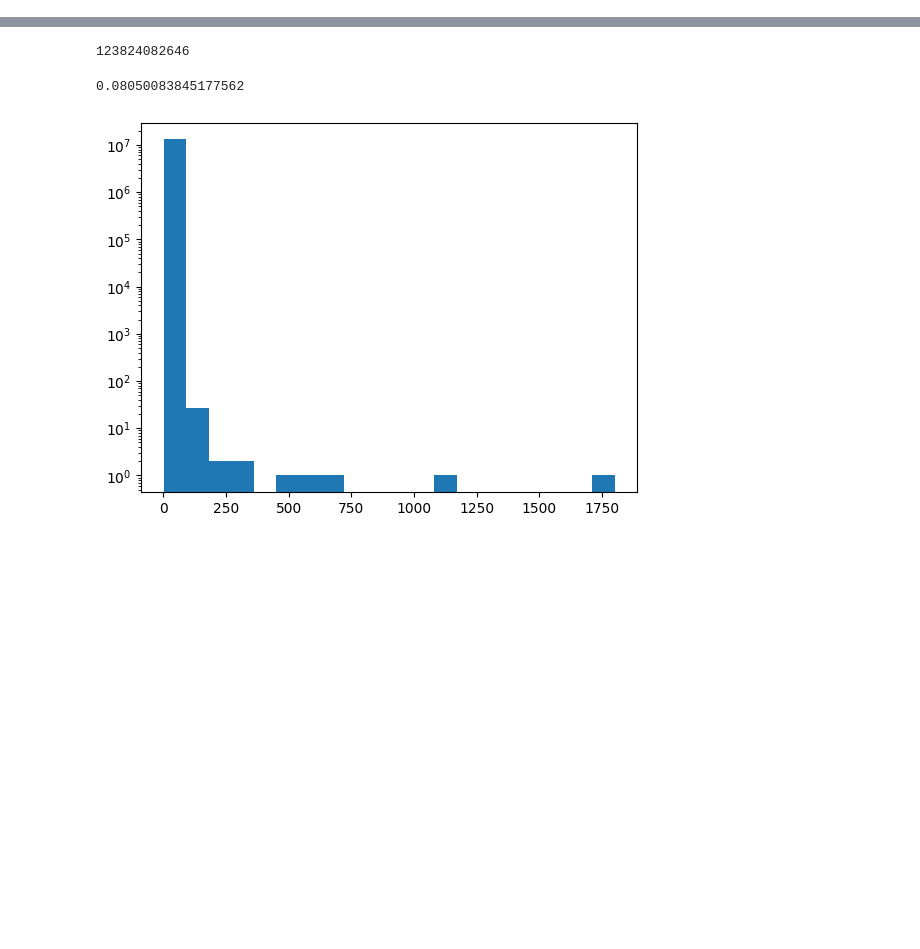
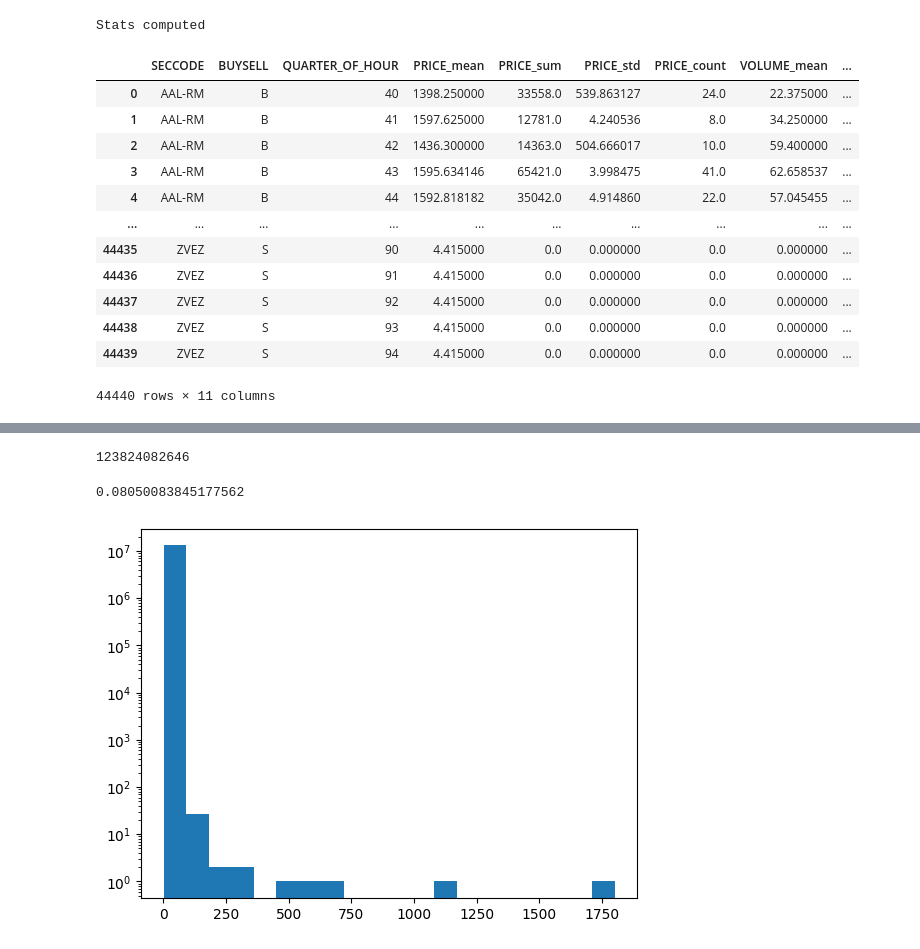
Before and after one commit to algorithm-pirogok/RL_market, a Jupyter notebook: test.ipynb, the cells around one changed output, grey strips where cells are left out. Saved outputs shown, nothing was run; the diff lists cells and outputs as text; code cells hidden in the pictures; blank space fills up the shorter version.

```diff
--- a/test.ipynb
+++ b/test.ipynb
@@ -5,0 +102,4 @@ from tqdm import tqdm
+# %%
+df = get_stats('stock_20210303')
+# %% [output]
+Stats computed
@@ -5,0 +108,16 @@ from tqdm import tqdm
+# %%
+df
+# %% [output]
+|  | SECCODE | BUYSELL | QUARTER_OF_HOUR | PRICE_mean | PRICE_sum | PRICE_std | PRICE_count | VOLUME_mean | ... |
+| 0 | AAL-RM | B | 40 | 1398.250000 | 33558.0 | 539.863127 | 24.0 | 22.375000 | ... |
+| 1 | AAL-RM | B | 41 | 1597.625000 | 12781.0 | 4.240536 | 8.0 | 34.250000 | ... |
+| 2 | AAL-RM | B | 42 | 1436.300000 | 14363.0 | 504.666017 | 10.0 | 59.400000 | ... |
+| 3 | AAL-RM | B | 43 | 1595.634146 | 65421.0 | 3.998475 | 41.0 | 62.658537 | ... |
+| 4 | AAL-RM | B | 44 | 1592.818182 | 35042.0 | 4.914860 | 22.0 | 57.045455 | ... |
+| ... | ... | ... | ... | ... | ... | ... | ... | ... | ... |
+| 44435 | ZVEZ | S | 90 | 4.415000 | 0.0 | 0.000000 | 0.0 | 0.000000 | ... |
+| 44436 | ZVEZ | S | 91 | 4.415000 | 0.0 | 0.000000 | 0.0 | 0.000000 | ... |
+| 44437 | ZVEZ | S | 92 | 4.415000 | 0.0 | 0.000000 | 0.0 | 0.000000 | ... |
+| 44438 | ZVEZ | S | 93 | 4.415000 | 0.0 | 0.000000 | 0.0 | 0.000000 | ... |
+| 44439 | ZVEZ | S | 94 | 4.415000 | 0.0 | 0.000000 | 0.0 | 0.000000 | ... |
+44440 rows × 11 columns
```
Also changed, not shown: parts of 11 cells of this notebook, 3 other files.
